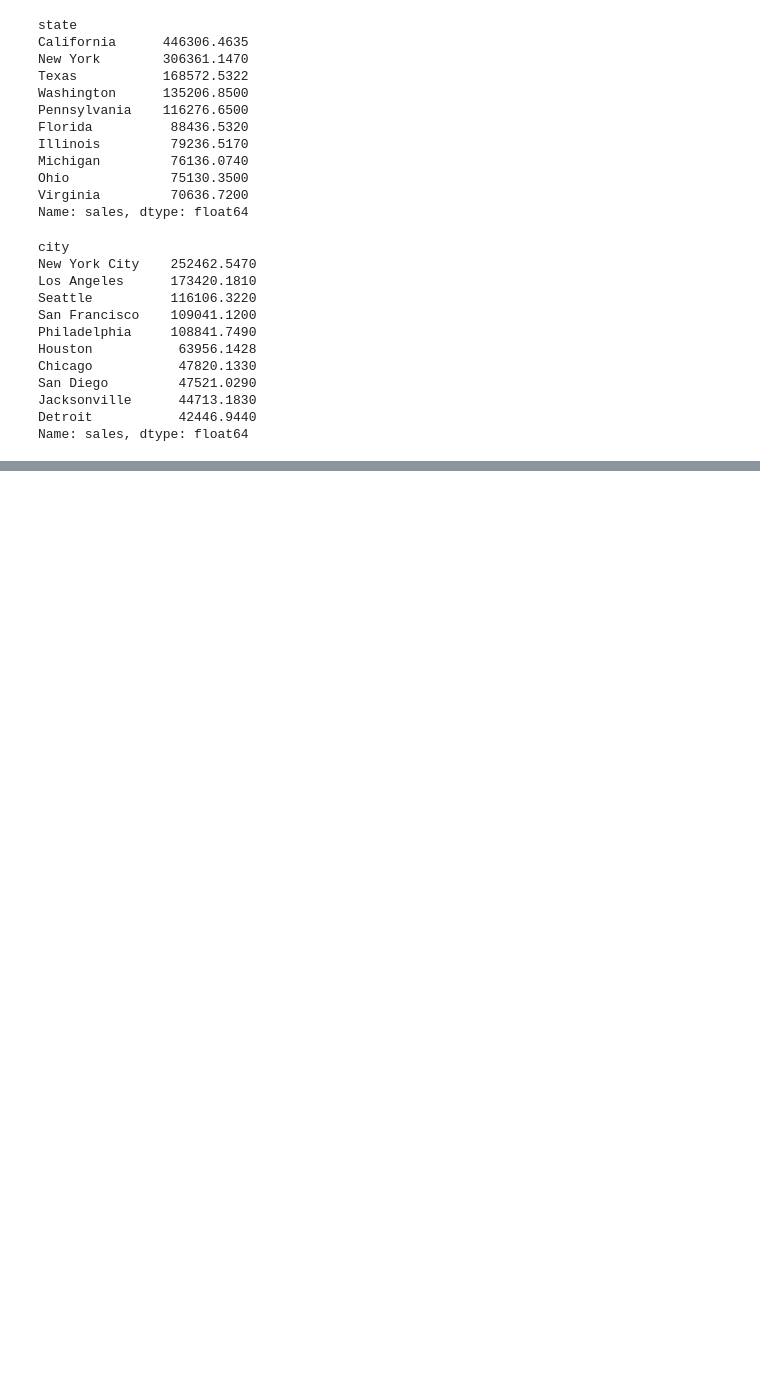
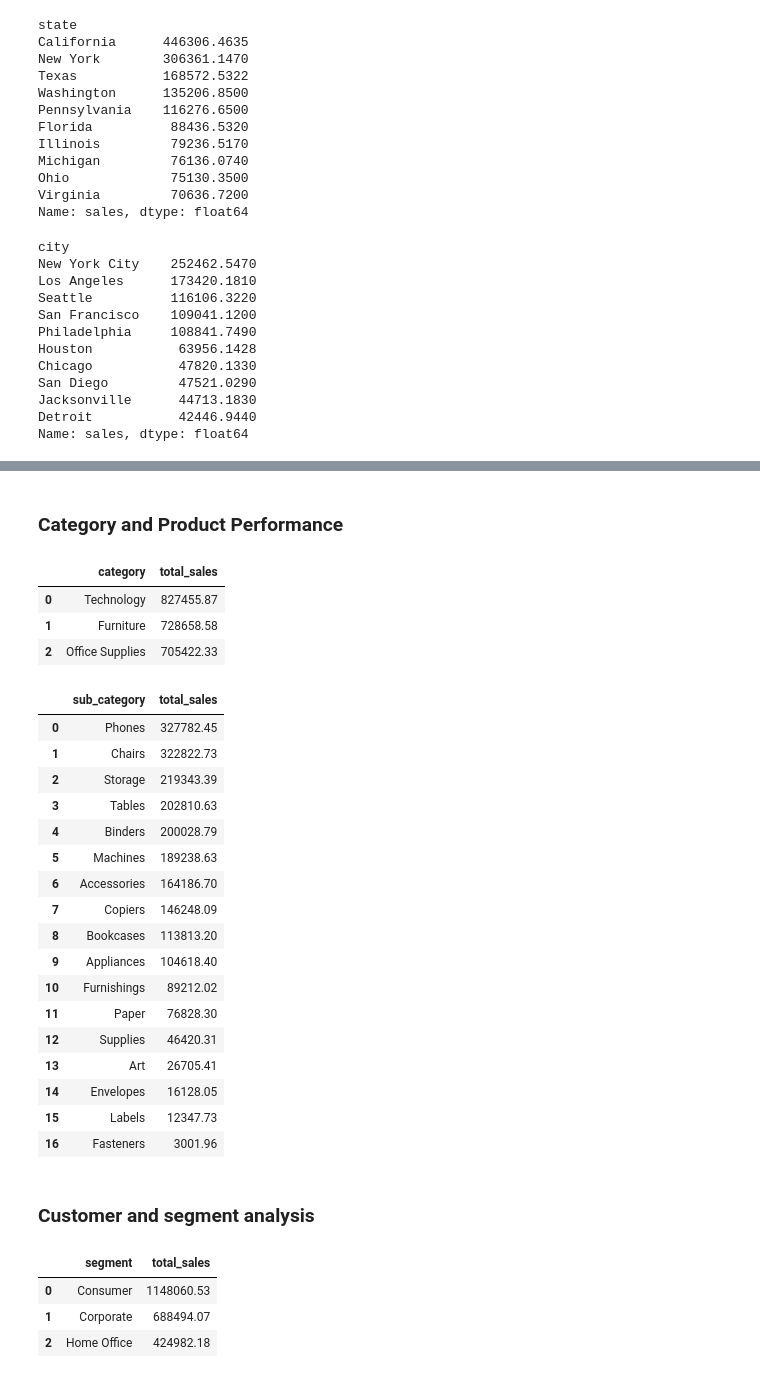
Before and after one commit to dhrishia/superstore-sales-analysis-new, a Jupyter notebook: analysis.ipynb, the cells around one changed output, grey strips where cells are left out. Saved outputs shown, nothing was run; the diff lists cells and outputs as text; code cells hidden in the pictures; blank space fills up the shorter version.

Commit message:
Add SQL queries and update analysis notebook

```diff
--- a/analysis.ipynb
+++ b/analysis.ipynb
@@ -488,0 +597,48 @@ Name: sales, dtype: float64
+# %% [markdown]
+### Category and Product Performance
+# %%
+# Sales by Category
+query = """ SELECT category, ROUND(SUM(sales), 2) AS total_sales
+FROM superstore_orders GROUP BY category ORDER BY total_sales DESC; """
+pd.read_sql_query(query, conn)
+# %% [output]
+|  | category | total_sales |
+| 0 | Technology | 827455.87 |
+| 1 | Furniture | 728658.58 |
+| 2 | Office Supplies | 705422.33 |
+# %%
+# Sales by Sub-category
+query = """ SELECT sub_category, ROUND(SUM(sales), 2) AS total_sales
+FROM superstore_orders GROUP BY sub_category ORDER BY total_sales DESC; """
+pd.read_sql_query(query, conn)
+# %% [output]
+|  | sub_category | total_sales |
+| 0 | Phones | 327782.45 |
+| 1 | Chairs | 322822.73 |
+| 2 | Storage | 219343.39 |
+| 3 | Tables | 202810.63 |
+| 4 | Binders | 200028.79 |
+| 5 | Machines | 189238.63 |
+| 6 | Accessories | 164186.70 |
+| 7 | Copiers | 146248.09 |
+| 8 | Bookcases | 113813.20 |
+| 9 | Appliances | 104618.40 |
+| 10 | Furnishings | 89212.02 |
+| 11 | Paper | 76828.30 |
+| 12 | Supplies | 46420.31 |
+| 13 | Art | 26705.41 |
+| 14 | Envelopes | 16128.05 |
+| 15 | Labels | 12347.73 |
+| 16 | Fasteners | 3001.96 |
+# %% [markdown]
+### Customer and segment analysis
+# %%
+# Sales by segment
+query = """ SELECT segment, ROUND(SUM(sales), 2) AS total_sales
+FROM superstore_orders GROUP BY segment ORDER BY total_sales DESC; """
+pd.read_sql_query(query, conn)
+# %% [output]
+|  | segment | total_sales |
+| 0 | Consumer | 1148060.53 |
+| 1 | Corporate | 688494.07 |
+| 2 | Home Office | 424982.18 |
```
Also changed, not shown: parts of 29 cells of this notebook, 8 other files.
